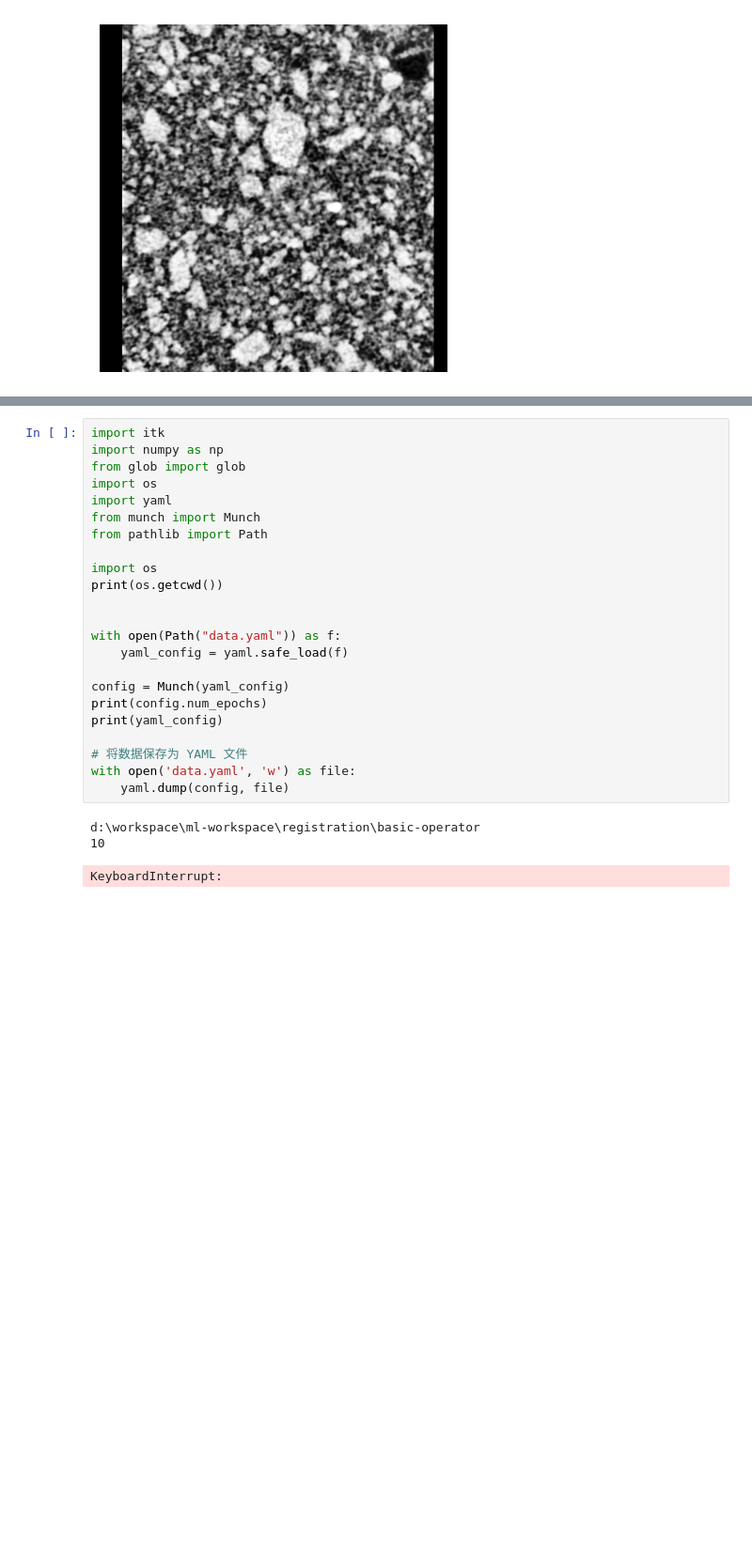
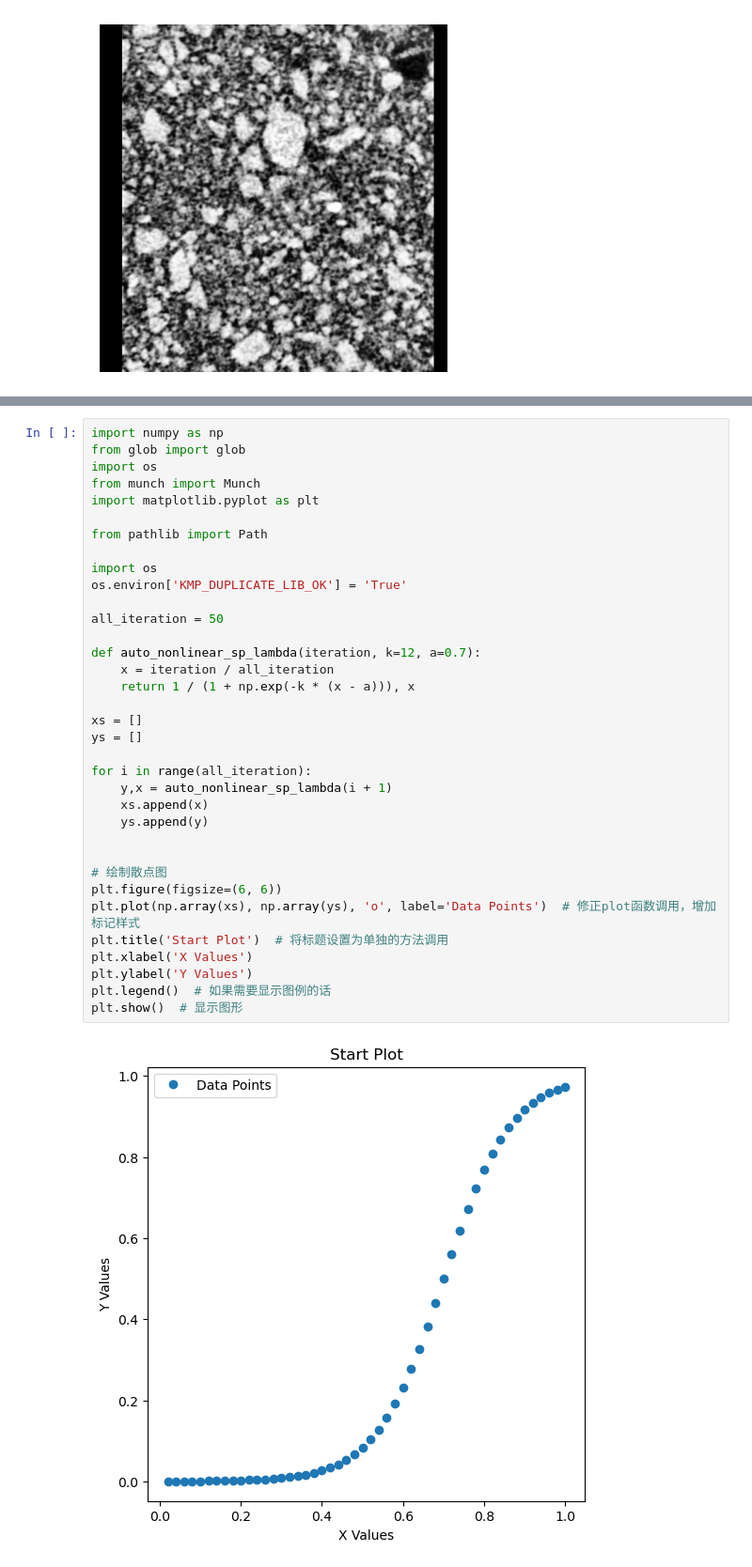
Before and after one commit to Barryzp/ml-workspace, a Jupyter notebook: registration/basic-operator/test.ipynb, the cells around one changed output, grey strips where cells are left out. Shown at 94% size. Cells and saved outputs as stored; diff of their text form; blank space fills up the shorter version.

```diff
--- a/registration/basic-operator/test.ipynb
+++ b/registration/basic-operator/test.ipynb
@@ -290,27 +254,37 @@ plt.show()
-# %%
-import itk
-import numpy as np
-from glob import glob
-import os
-import yaml
-from munch import Munch
-from pathlib import Path
-
-import os
-print(os.getcwd())
-
-
-with open(Path("data.yaml")) as f:
-    yaml_config = yaml.safe_load(f)
-
-config = Munch(yaml_config)
-print(config.num_epochs)
-print(yaml_config)
-
-# 将数据保存为 YAML 文件
-with open('data.yaml', 'w') as file:
-    yaml.dump(config, file)
-# %% [output]
-d:\workspace\ml-workspace\registration\basic-operator
-10
-KeyboardInterrupt:
+# %%
+import numpy as np
+from glob import glob
+import os
+from munch import Munch
+import matplotlib.pyplot as plt
+
+from pathlib import Path
+
+import os
+os.environ['KMP_DUPLICATE_LIB_OK'] = 'True'
+
+all_iteration = 50
+
+def auto_nonlinear_sp_lambda(iteration, k=12, a=0.7):
+    x = iteration / all_iteration
+    return 1 / (1 + np.exp(-k * (x - a))), x
+
+xs = []
+ys = []
+
+for i in range(all_iteration):
+    y,x = auto_nonlinear_sp_lambda(i + 1)
+    xs.append(x)
+    ys.append(y)
+
+
+# 绘制散点图
+plt.figure(figsize=(6, 6))
+plt.plot(np.array(xs), np.array(ys), 'o', label='Data Points')  # 修正plot函数调用，增加标记样式
+plt.title('Start Plot')  # 将标题设置为单独的方法调用
+plt.xlabel('X Values')
+plt.ylabel('Y Values')
+plt.legend()  # 如果需要显示图例的话
+plt.show()  # 显示图形
+# %% [output]
+[figure, added]
```
Also changed, not shown: parts of 1 cell of this notebook, 22 other files.
